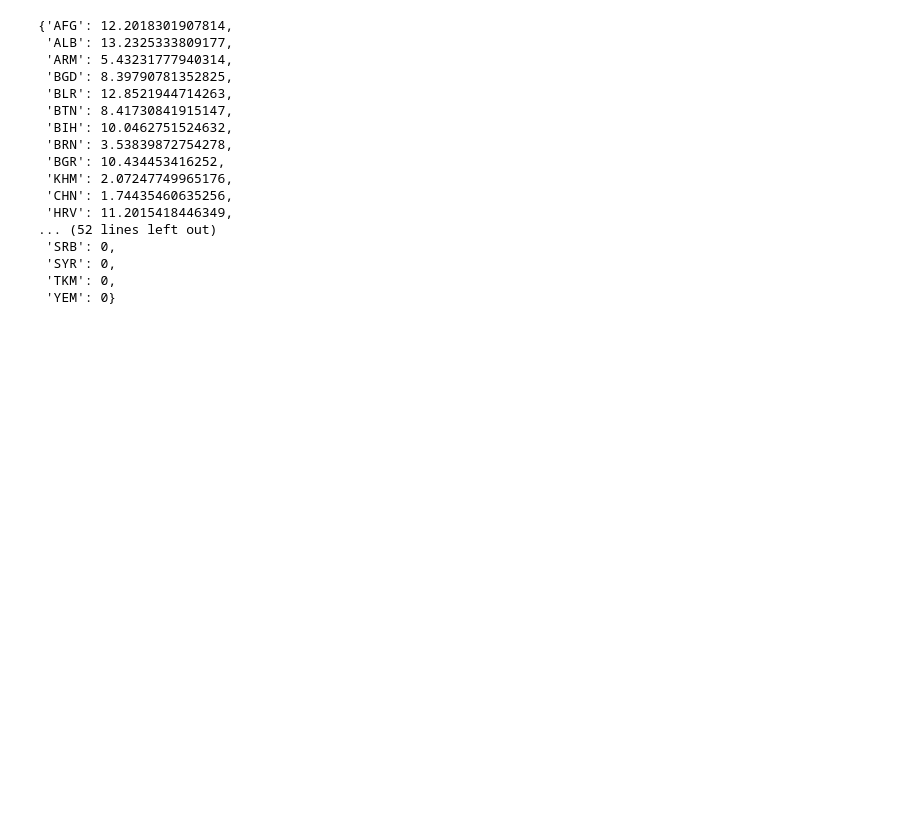
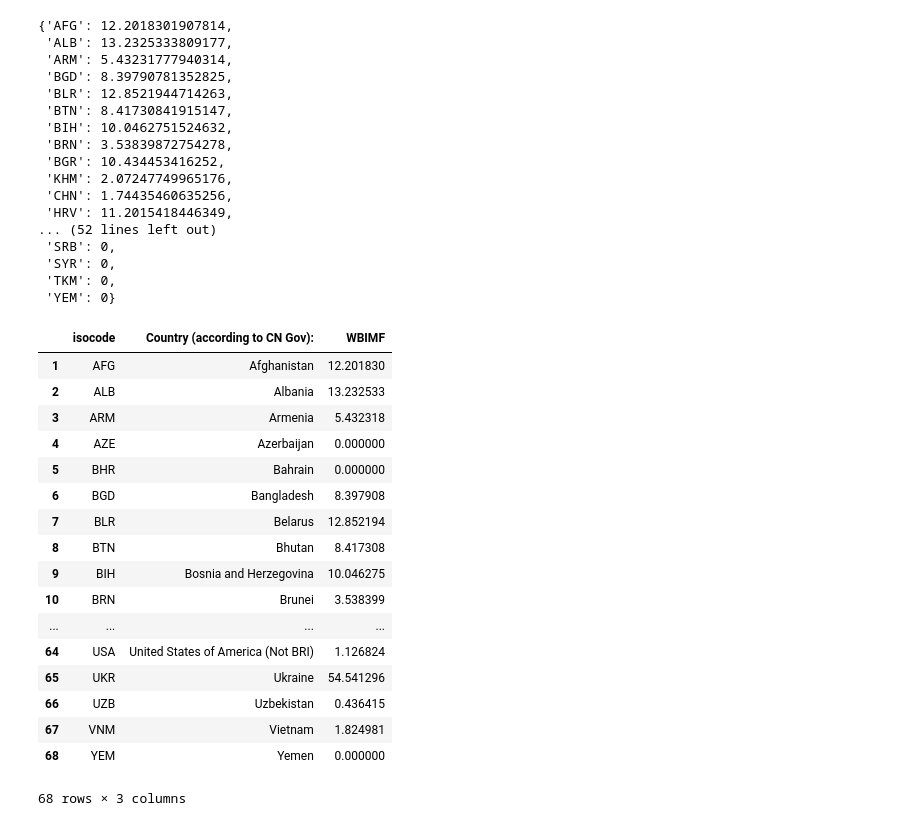
Before and after one commit to Derutax/US01Lab, a Jupyter notebook: session2_YAN_Etienne.ipynb, the cells around one changed output. Saved outputs shown, nothing was run; the diff lists cells and outputs as text; code cells hidden in the pictures; blank space fills up the shorter version.

```diff
--- a/session2_YAN_Etienne.ipynb
+++ b/session2_YAN_Etienne.ipynb
@@ -147,4 +147,23 @@ isoDone
 # %%
 excelTab['WBIMF'] = excelTab['isocode'].apply(lambda x: isoDone[x])
 # %%
-excelTab[['isocode','Country (according to CN Gov):']]
+excelTab[['isocode','Country (according to CN Gov):','WBIMF']]
+# %% [output]
+|  | isocode | Country (according to CN Gov): | WBIMF |
+| 1 | AFG | Afghanistan | 12.201830 |
+| 2 | ALB | Albania | 13.232533 |
+| 3 | ARM | Armenia | 5.432318 |
+| 4 | AZE | Azerbaijan | 0.000000 |
+| 5 | BHR | Bahrain | 0.000000 |
+| 6 | BGD | Bangladesh | 8.397908 |
+| 7 | BLR | Belarus | 12.852194 |
+| 8 | BTN | Bhutan | 8.417308 |
+| 9 | BIH | Bosnia and Herzegovina | 10.046275 |
+| 10 | BRN | Brunei | 3.538399 |
+| ... | ... | ... | ... |
+| 64 | USA | United States of America (Not BRI) | 1.126824 |
+| 65 | UKR | Ukraine | 54.541296 |
+| 66 | UZB | Uzbekistan | 0.436415 |
+| 67 | VNM | Vietnam | 1.824981 |
+| 68 | YEM | Yemen | 0.000000 |
+68 rows × 3 columns
```
